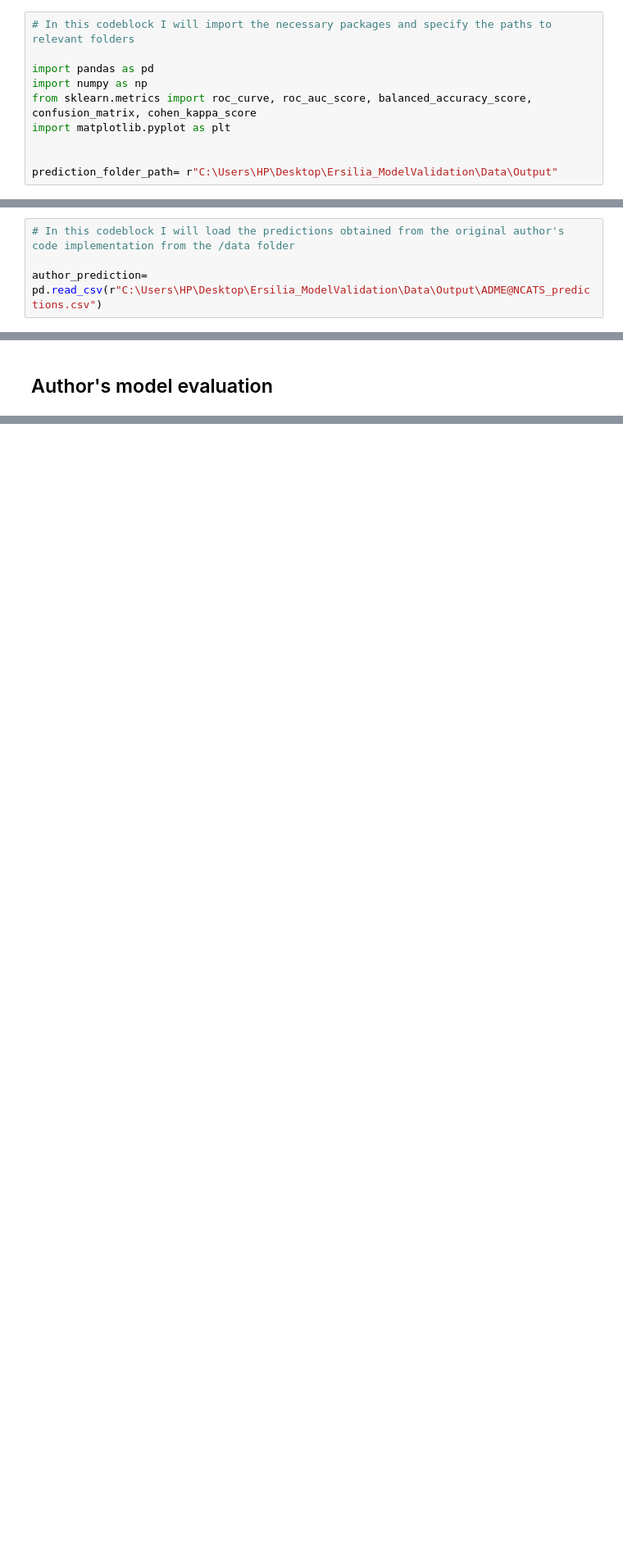
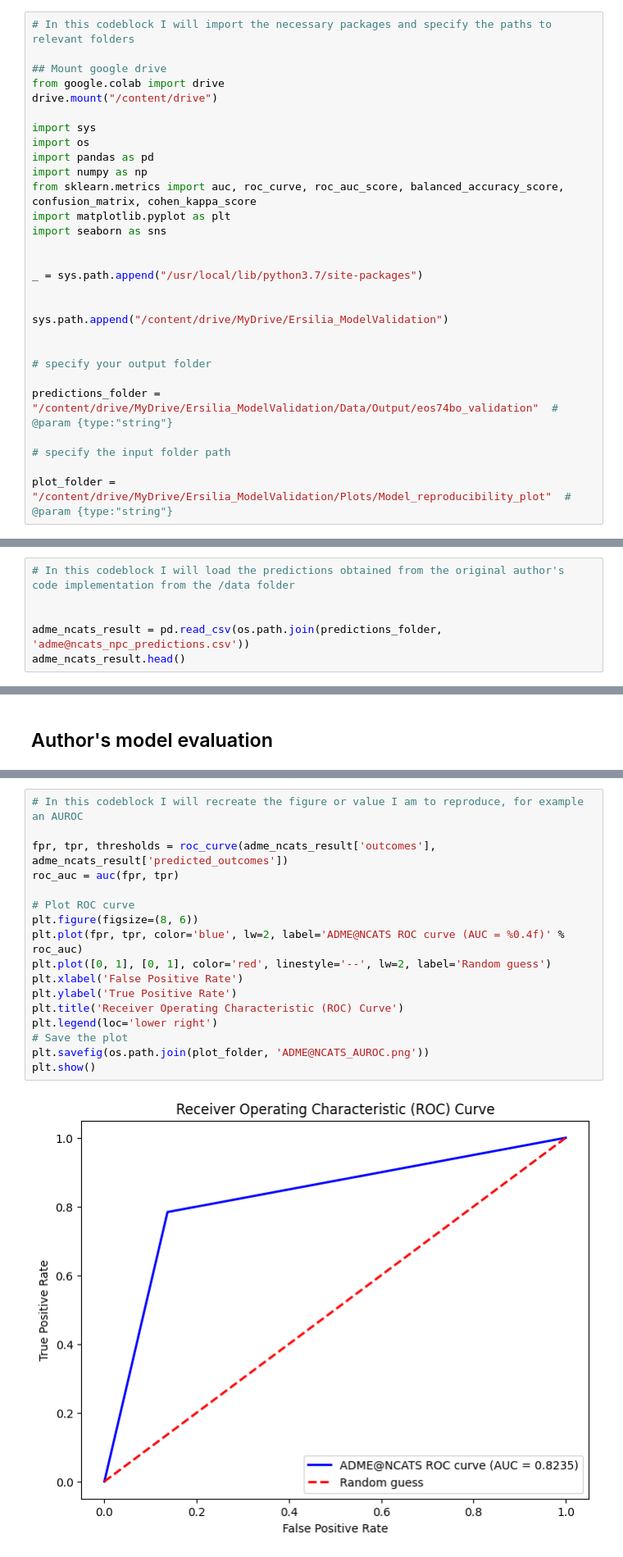
Before and after one commit to OlawumiSalaam/Ersilia_ModelValidation, a Jupyter notebook: notebooks/01_model_reproducibility.ipynb, the cells around one changed output, grey strips where cells are left out. Shown: that part at 82% size. Saved outputs shown, nothing was run; the diff lists cells and outputs as text; blank space fills up the shorter version.

```diff
--- a/notebooks/01_model_reproducibility.ipynb
+++ b/notebooks/01_model_reproducibility.ipynb
@@ -6,10 +34,29 @@ The test is explained in the ReadMe File
 # %%
 # In this codeblock I will import the necessary packages and specify the paths to relevant folders
 
+## Mount google drive
+from google.colab import drive
+drive.mount("/content/drive")
+
+import sys
+import os
 import pandas as pd
 import numpy as np
-from sklearn.metrics import roc_curve, roc_auc_score, balanced_accuracy_score, confusion_matrix, cohen_kappa_score
+from sklearn.metrics import auc, roc_curve, roc_auc_score, balanced_accuracy_score, confusion_matrix, cohen_kappa_score
 import matplotlib.pyplot as plt
+import seaborn as sns
 
 
-prediction_folder_path= r"C:\Users\HP\Desktop\Ersilia_ModelValidation\Data\Output"
+_ = sys.path.append("/usr/local/lib/python3.7/site-packages")
+
+
+sys.path.append("/content/drive/MyDrive/Ersilia_ModelValidation")
+
+
+# specify your output folder
+
+predictions_folder = "/content/drive/MyDrive/Ersilia_ModelValidation/Data/Output/eos74bo_validation"  # @param {type:"string"}
+
+# specify the input folder path
+
+plot_folder = "/content/drive/MyDrive/Ersilia_ModelValidation/Plots/Model_reproducibility_plot"  # @param {type:"string"}
@@ -16,4 +134,6 @@ prediction_folder_path= r"C:\Users\HP\Desktop\Ersilia_ModelValidation\Data\Outpu
 # %%
 # In this codeblock I will load the predictions obtained from the original author's code implementation from the /data folder
 
-author_prediction= pd.read_csv(r"C:\Users\HP\Desktop\Ersilia_ModelValidation\Data\Output\ADME@NCATS_predictions.csv")
+
+adme_ncats_result = pd.read_csv(os.path.join(predictions_folder, 'adme@ncats_npc_predictions.csv'))
+adme_ncats_result.head()
@@ -61,0 +149,19 @@ kappa = cohen_kappa_score(author_prediction['solubility_original_class'], author
+# %%
+# In this codeblock I will recreate the figure or value I am to reproduce, for example an AUROC
+
+fpr, tpr, thresholds = roc_curve(adme_ncats_result['outcomes'], adme_ncats_result['predicted_outcomes'])
+roc_auc = auc(fpr, tpr)
+
+# Plot ROC curve
+plt.figure(figsize=(8, 6))
+plt.plot(fpr, tpr, color='blue', lw=2, label='ADME@NCATS ROC curve (AUC = %0.4f)' % roc_auc)
+plt.plot([0, 1], [0, 1], color='red', linestyle='--', lw=2, label='Random guess')
+plt.xlabel('False Positive Rate')
+plt.ylabel('True Positive Rate')
+plt.title('Receiver Operating Characteristic (ROC) Curve')
+plt.legend(loc='lower right')
+# Save the plot
+plt.savefig(os.path.join(plot_folder, 'ADME@NCATS_AUROC.png'))
+plt.show()
+# %% [output]
+[figure, added]
```
Also changed, not shown: parts of 26 cells of this notebook.
